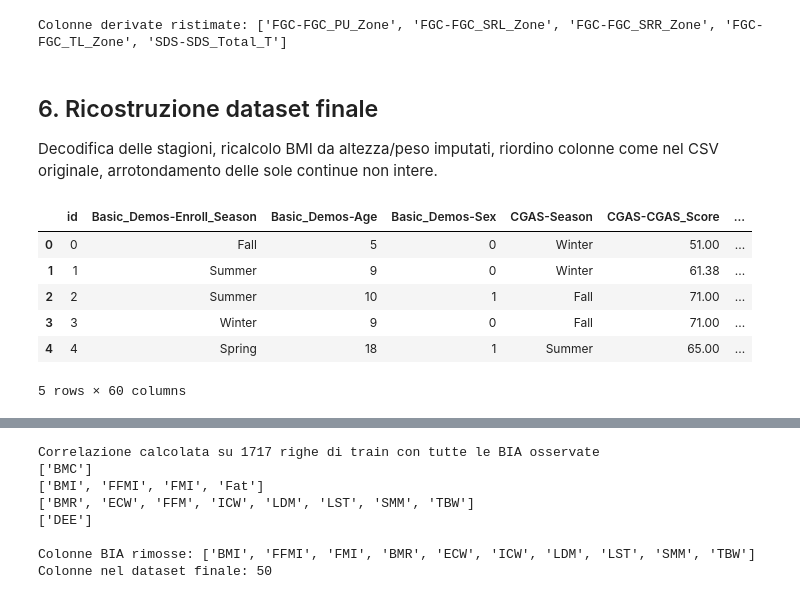
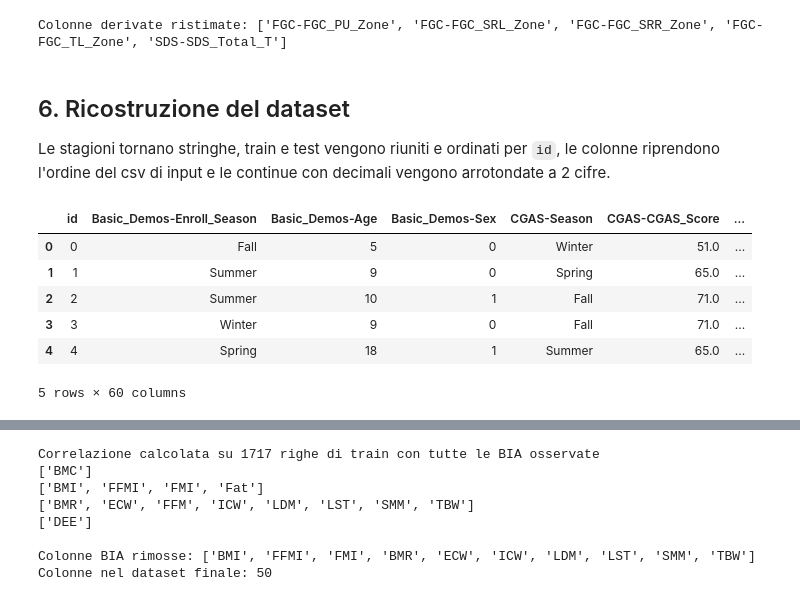
Before and after one commit to pietrogagliardi733/DATA-MINING-2-, a Jupyter notebook: DATA_UND_PREP/Data_Preparation.ipynb, the cells around one changed output, grey strips where cells are left out. Drawn from its saved outputs; the diff is of its cells as text; code cells hidden in the pictures.

```diff
--- a/DATA_UND_PREP/Data_Preparation.ipynb
+++ b/DATA_UND_PREP/Data_Preparation.ipynb
@@ -154,13 +180,6 @@ for col in sample_cont + sample_cat:
 
     gs = GridSearchCV(base, param_grid, cv=KFold(5, shuffle=True, random_state=RANDOM_STATE),
                        scoring=scoring, n_jobs=-1)
-    gs = GridSearchCV(
-        base,
-        param_grid,
-        cv=KFold(5, shuffle=True, random_state=RANDOM_STATE),
-        scoring=scoring,
-        n_jobs=1  # avoid _posixsubprocess import error
-    )
     gs.fit(Xc, yc)
     cv_results.append({
         "colonna": col, "tipo": "continua" if col in cont_cols else "categorica",
@@ -251,9 +294,5 @@ Verificato a parità di parametri (depth/leaf uguali) che per `FGC-FGC_CU_Zone`,
 # %%
 derived_pairs = [
-    # CU/GSND/GSD escluse: la correlazione raw-Zone e' debole (0.20-0.26) gia' sulle
-    # righe originariamente osservate, quindi ne' il MICE generale ne' il fix mirato
-    # riescono a recuperarla (~0.05-0.10 in entrambi i casi, verificato empiricamente) -
-    # forzare qui un modello a 3 sole feature non porta beneficio dimostrabile.
     ("FGC-FGC_PU", "FGC-FGC_PU_Zone"),
     ("FGC-FGC_SRL", "FGC-FGC_SRL_Zone"),
     ("FGC-FGC_SRR", "FGC-FGC_SRR_Zone"),
@@ -265,20 +304,17 @@ extra_feats = ["Basic_Demos-Age", "Basic_Demos-Sex"]
 for source, derived in derived_pairs:
     feats = [source] + extra_feats
     train_obs_mask = ~train_missing_mask[derived]
-    y_col_train = X_train_work.loc[train_obs_mask, derived]
+    X_fit = X_train_cur.loc[train_obs_mask, feats]
+    y_fit = X_train_work.loc[train_obs_mask, derived]
 
-    if derived in cont_cols:
-        model = DecisionTreeRegressor(
-            max_depth=MAX_DEPTH, min_samples_leaf=MIN_SAMPLES_LEAF, random_state=RANDOM_STATE
-        )
-    else:
-        model = DecisionTreeClassifier(
-            max_depth=MAX_DEPTH, min_samples_leaf=MIN_SAMPLES_LEAF, random_state=RANDOM_STATE
-        )
-
-    model.fit(X_train_cur.loc[train_obs_mask, feats], y_col_train)
+    Model = DecisionTreeRegressor if derived in cont_cols else DecisionTreeClassifier
+    model = Model(max_depth=MAX_DEPTH, min_samples_leaf=MIN_SAMPLES_LEAF,
+                  random_state=RANDOM_STATE)
+    model.fit(X_fit, y_fit)
 
     tm = train_missing_mask[derived]
+    # qui predict(): la colonna derivata e' una funzione del punteggio grezzo,
+    # si assegna il valore piu' probabile invece di pescarne uno a caso
     if tm.any():
         X_train_cur.loc[tm, derived] = model.predict(X_train_cur.loc[tm, feats])
     te_m = test_missing_mask[derived]
@@ -289,41 +325,34 @@ print("Colonne derivate ristimate:", [d for _, d in derived_pairs])
 # %% [output]
 Colonne derivate ristimate: ['FGC-FGC_PU_Zone', 'FGC-FGC_SRL_Zone', 'FGC-FGC_SRR_Zone', 'FGC-FGC_TL_Zone', 'SDS-SDS_Total_T']
 # %% [markdown]
-## 6. Ricostruzione dataset finale
+## 6. Ricostruzione del dataset
 
-Decodifica delle stagioni, ricalcolo BMI da altezza/peso imputati, riordino colonne come nel CSV originale, arrotondamento delle sole continue non intere.
+Le stagioni tornano stringhe, train e test vengono riuniti e ordinati per `id`, le colonne riprendono l'ordine del csv di input e le continue con decimali vengono arrotondate a 2 cifre.
 # %%
 for c in season_cols:
     inv_map = {v: k for k, v in season_maps[c].items()}
     X_train_cur[c] = X_train_cur[c].round().astype(int).map(inv_map)
     X_test_cur[c] = X_test_cur[c].round().astype(int).map(inv_map)
 
 train_final = pd.concat([id_train, X_train_cur, y_train], axis=1)
 test_final = pd.concat([id_test, X_test_cur, y_test], axis=1)
 df_final = pd.concat([train_final, test_final], axis=0)
 
-df_final["Physical-BMI"] = (df_final["Physical-Weight"] * 703) / (df_final["Physical-Height"] ** 2)
-
-cols = df_final.columns.tolist()
-for c in ["id", "Physical-BMI", "sii"]:
-    cols.remove(c)
-cols.insert(0, "id")
-cols.insert(cols.index("Physical-Height"), "Physical-BMI")
-cols.append("sii")
-df_final = df_final[cols]
+# Physical-BMI e' gia' in X (e quindi gia' al suo posto, prima di Physical-Height)
+df_final = df_final[["id"] + list(X.columns) + ["sii"]]
 df_final = df_final.sort_values("id").reset_index(drop=True)
 
-for col in cont_cols + ["Physical-BMI"]:
+for col in cont_cols:
     if (df_final[col] % 1 != 0).any():
         df_final[col] = df_final[col].round(2)
 
 df_final.head()
 # %% [output]
 |  | id | Basic_Demos-Enroll_Season | Basic_Demos-Age | Basic_Demos-Sex | CGAS-Season | CGAS-CGAS_Score | ... |
-| 0 | 0 | Fall | 5 | 0 | Winter | 51.00 | ... |
-| 1 | 1 | Summer | 9 | 0 | Winter | 61.38 | ... |
-| 2 | 2 | Summer | 10 | 1 | Fall | 71.00 | ... |
-| 3 | 3 | Winter | 9 | 0 | Fall | 71.00 | ... |
-| 4 | 4 | Spring | 18 | 1 | Summer | 65.00 | ... |
+| 0 | 0 | Fall | 5 | 0 | Winter | 51.0 | ... |
+| 1 | 1 | Summer | 9 | 0 | Spring | 65.0 | ... |
+| 2 | 2 | Summer | 10 | 1 | Fall | 71.0 | ... |
+| 3 | 3 | Winter | 9 | 0 | Fall | 71.0 | ... |
+| 4 | 4 | Spring | 18 | 1 | Summer | 65.0 | ... |
 5 rows × 60 columns
 # %% [markdown]
```
Also changed, not shown: parts of 26 cells of this notebook, 1 other file.
